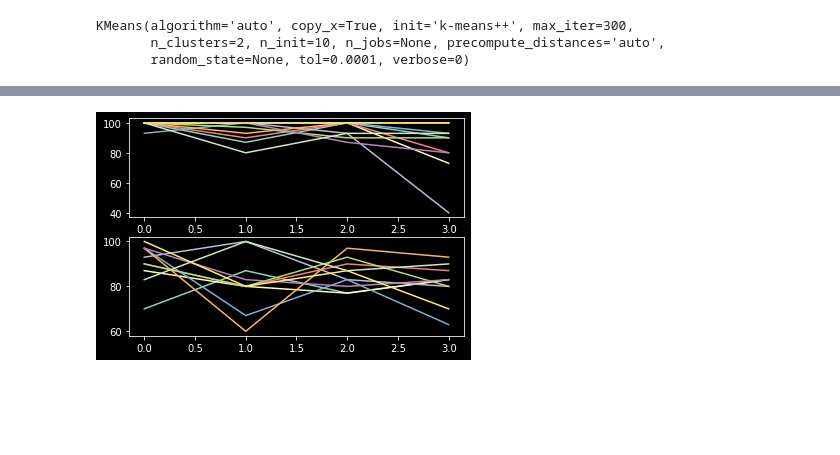
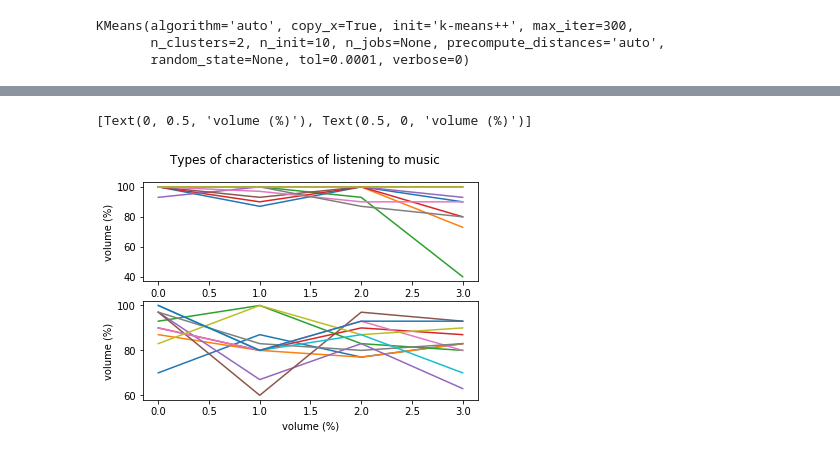
Before and after one commit to bdintu/measure-the-volume-of-music-in-each-genre, a Jupyter notebook: notebook.ipynb, the cells around one changed output, grey strips where cells are left out. Cells and saved outputs as stored; diff of their text form; code cells hidden in the pictures; blank space fills up the shorter version.

```diff
--- a/notebook.ipynb
+++ b/notebook.ipynb
@@ -240,8 +240,12 @@ plt.plot( 'avg_pop', 'avg_edm', data=ys)
-# %%
-plt.subplot(211)
-for i in xs.values: plt.plot(i)
-
-plt.subplot(212)
-for i in ys.values: plt.plot(i)
-# %% [output]
-[figure, removed]
+# %%
+fig, axes = plt.subplots(2)
+fig.suptitle("Types of characteristics of listening to music")
+
+for i in xs.values: axes[0].plot(i)
+for i in ys.values: axes[1].plot(i)
+
+axes[0].set(xlabel="volume (%)", ylabel="volume (%)")
+axes[1].set(xlabel="volume (%)", ylabel="volume (%)")
+# %% [output]
+[Text(0, 0.5, 'volume (%)'), Text(0.5, 0, 'volume (%)')]
+[figure, added]
```
Also changed, not shown: parts of 9 cells of this notebook.
